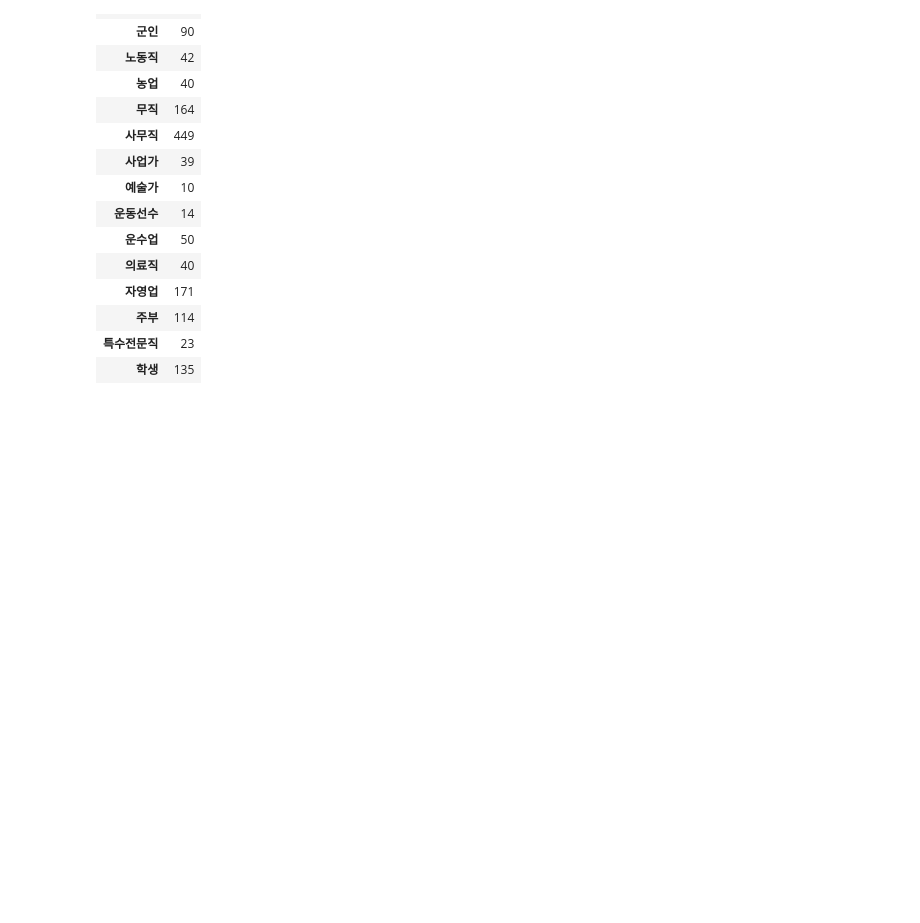
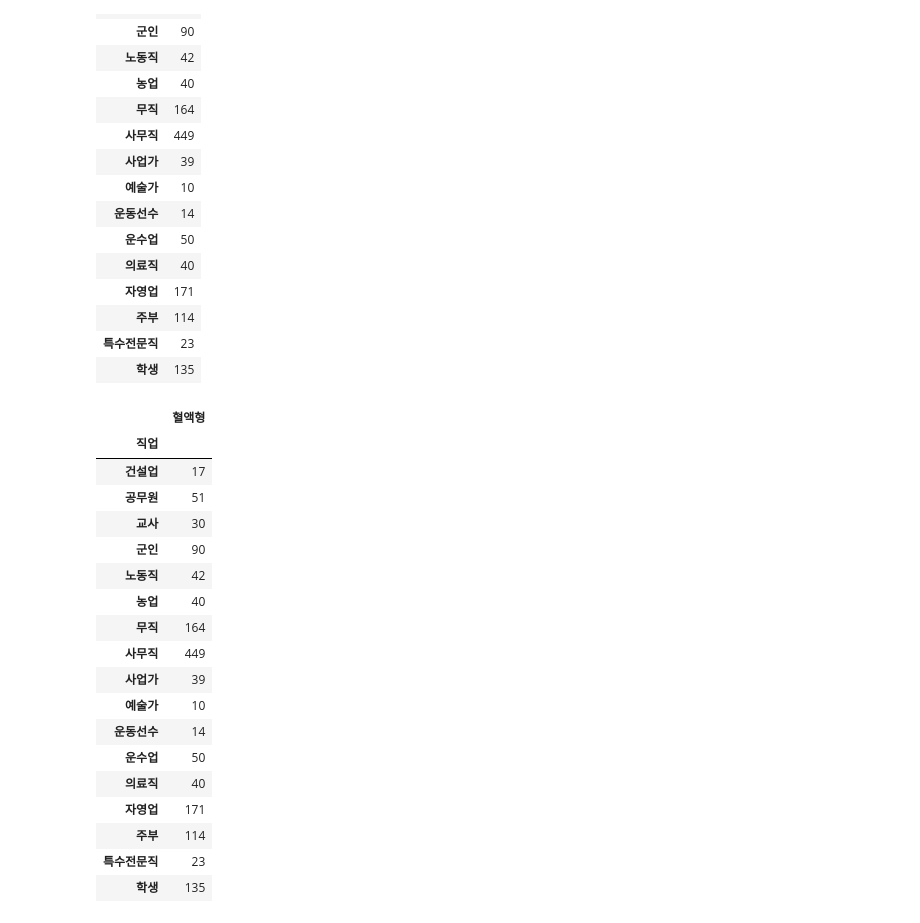
Before and after one commit to araya1203/study_data_analytics, a Jupyter notebook: codes/DDA/RecurrenceOfSurgery_DDA.ipynb, the cells around one changed output. Drawn from its saved outputs; the diff is of its cells as text; code cells hidden in the pictures; blank space fills up the shorter version.

```diff
--- a/codes/DDA/RecurrenceOfSurgery_DDA.ipynb
+++ b/codes/DDA/RecurrenceOfSurgery_DDA.ipynb
@@ -301,3 +301,24 @@ df_ROS.pivot_table(index='직업', values='성별', aggfunc=np.size)
 | 학생 | 135 |
 # %%
 # 직업별 혈액형 빈도 구하기
+df_ROS.pivot_table(index='직업', values='혈액형', aggfunc=np.size)
+# %% [output]
+|  | 혈액형 |
+| 직업 |  |
+| 건설업 | 17 |
+| 공무원 | 51 |
+| 교사 | 30 |
+| 군인 | 90 |
+| 노동직 | 42 |
+| 농업 | 40 |
+| 무직 | 164 |
+| 사무직 | 449 |
+| 사업가 | 39 |
+| 예술가 | 10 |
+| 운동선수 | 14 |
+| 운수업 | 50 |
+| 의료직 | 40 |
+| 자영업 | 171 |
+| 주부 | 114 |
+| 특수전문직 | 23 |
+| 학생 | 135 |
```
